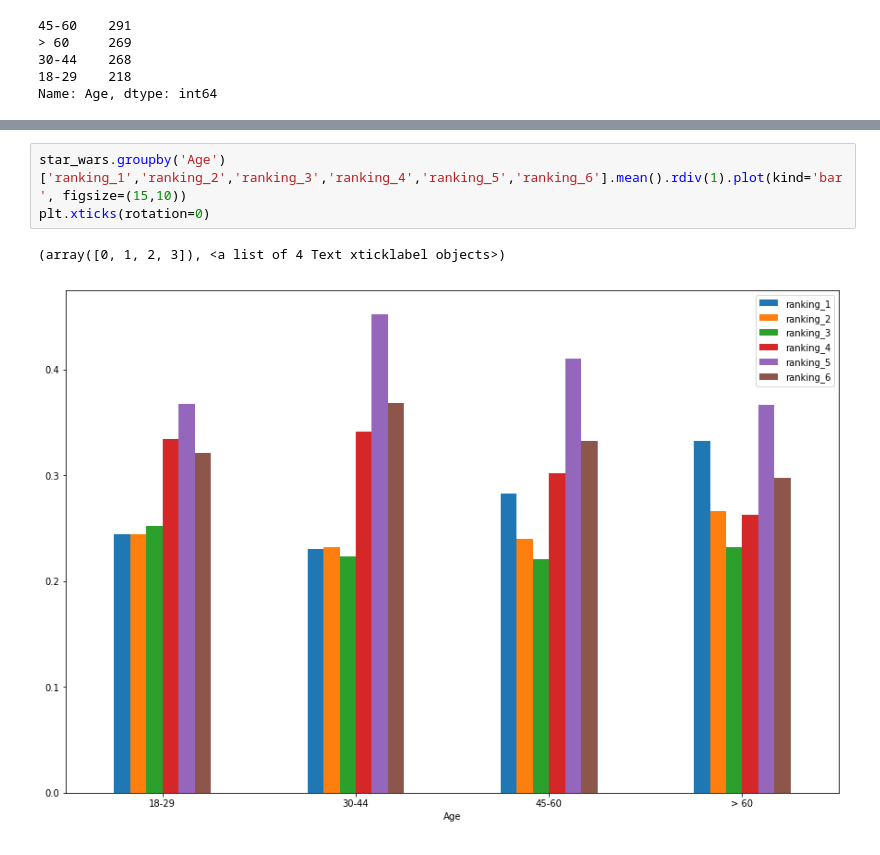
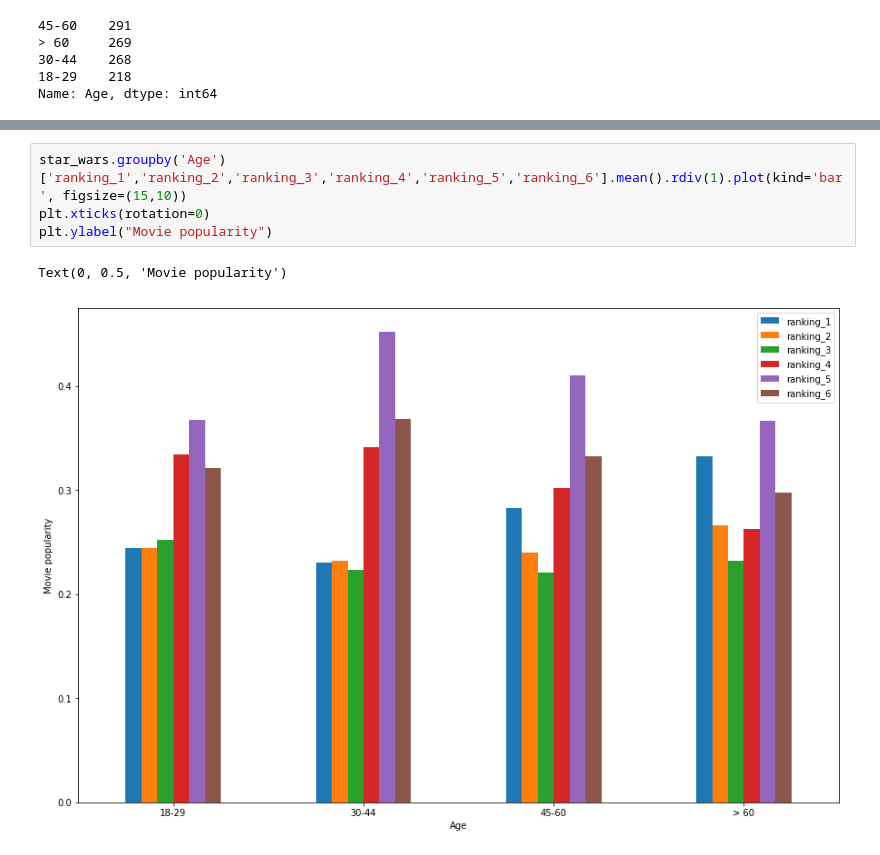
Before and after one commit to purvil/Star-Wars-survey-analysis, a Jupyter notebook: Star Wars Survey Analysis.ipynb, the cells around one changed output, grey strips where cells are left out. Drawn from its saved outputs; the diff is of its cells as text.

```diff
--- a/Star Wars Survey Analysis.ipynb
+++ b/Star Wars Survey Analysis.ipynb
@@ -343,6 +354,7 @@ star_wars.groupby('Age')['seen_1','seen_2','seen_3','seen_4','seen_5','seen_6'].
 # %%
 star_wars.groupby('Age')['ranking_1','ranking_2','ranking_3','ranking_4','ranking_5','ranking_6'].mean().rdiv(1).plot(kind='bar', figsize=(15,10))
 plt.xticks(rotation=0)
+plt.ylabel("Movie popularity")
 # %% [output]
-(array([0, 1, 2, 3]), <a list of 4 Text xticklabel objects>)
+Text(0, 0.5, 'Movie popularity')
-[figure, old version]
+[figure, new version]
```
Also changed, not shown: parts of 11 cells of this notebook.
